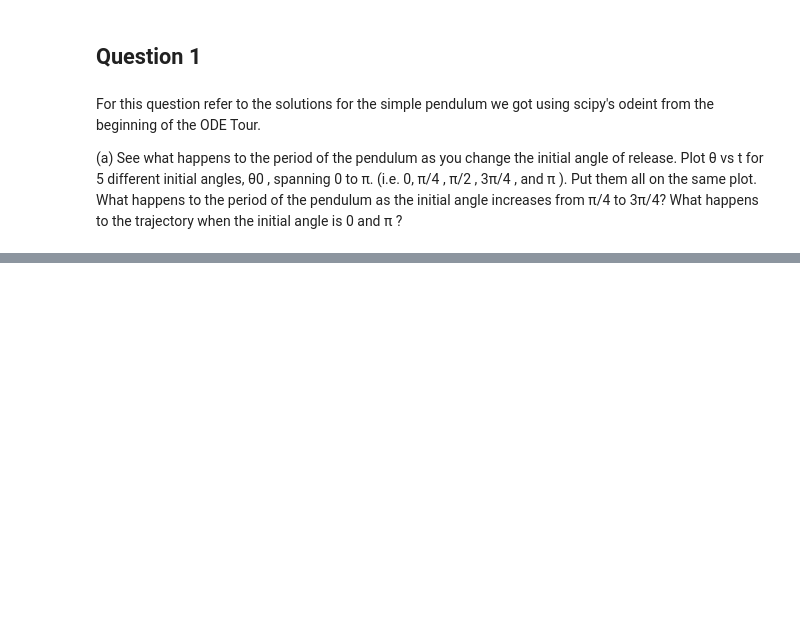
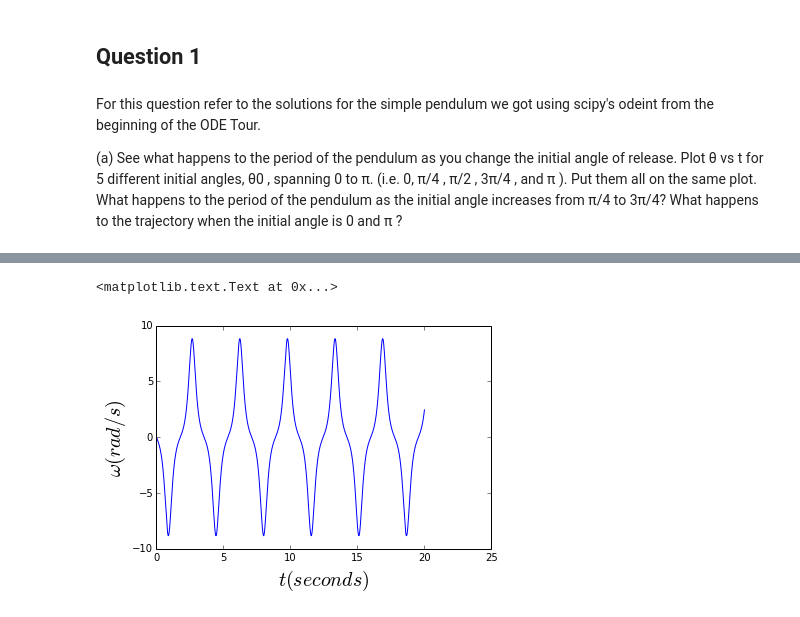
Before and after one commit to sfunkhou/PHYS202-S14, a Jupyter notebook: SciPy/ODEExercises.ipynb, the cells around one changed output, grey strips where cells are left out. Cells and saved outputs as stored; diff of their text form; code cells hidden in the pictures; blank space fills up the shorter version.

```diff
--- a/SciPy/ODEExercises.ipynb
+++ b/SciPy/ODEExercises.ipynb
@@ -42,0 +55,10 @@ WARNING: pylab import has clobbered these variables: ['interactive']
+# %%
+th0 = 0.95*np.pi
+theta_init1 = np.array([th0, omega0])
+theta = odeint(deriv, theta_init1, t)
+plt.plot(t,theta[:,1])
+plt.xlabel(r'$t (seconds)$',fontsize=20)
+plt.ylabel(r'$\omega (rad/s)$',fontsize=20)
+# %% [output]
+<matplotlib.text.Text at 0x...>
+[figure, added]
```
Also changed, not shown: parts of 22 cells of this notebook.
